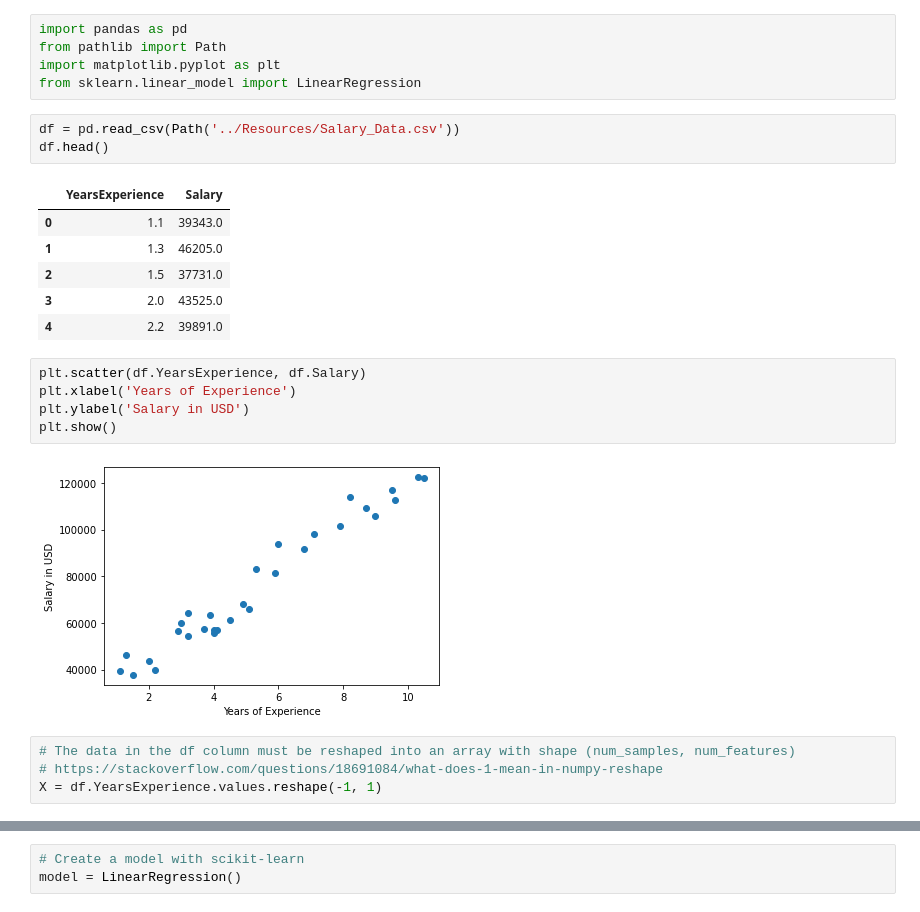
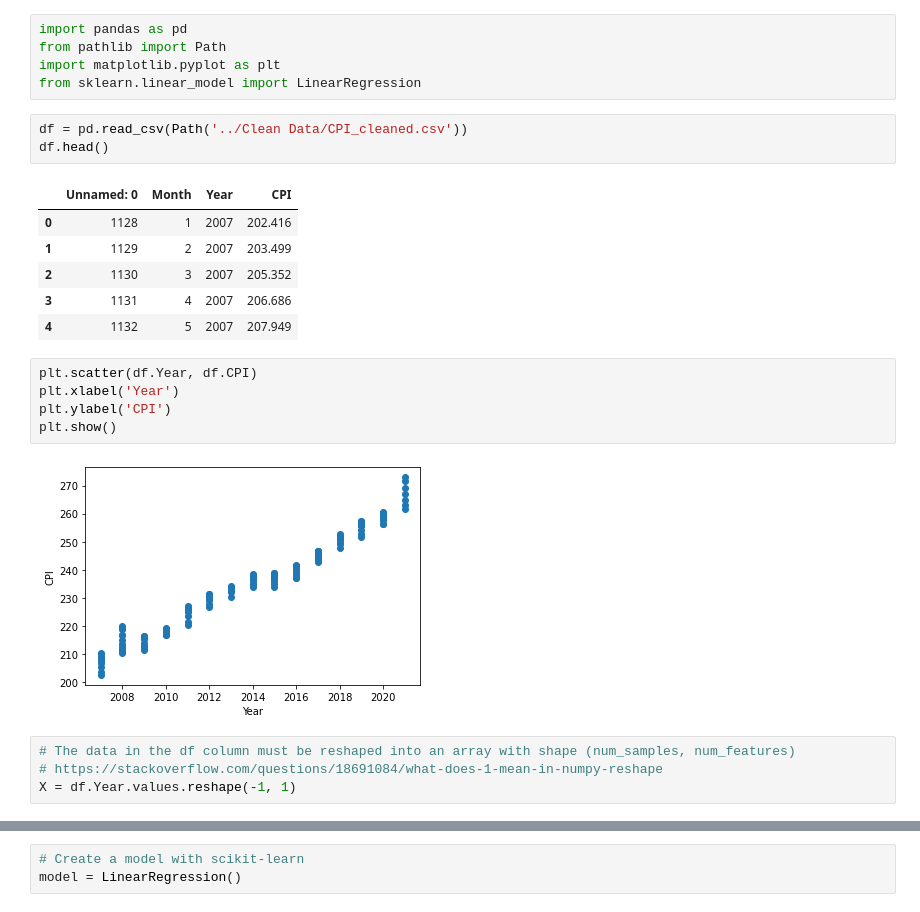
Before and after one commit to AJMnd/Data_Science_Salary, a Jupyter notebook: Notebooks/machine_learning.ipynb, the cells around one changed output, grey strips where cells are left out. Cells and saved outputs as stored; diff of their text form.

```diff
--- a/Notebooks/machine_learning.ipynb
+++ b/Notebooks/machine_learning.ipynb
@@ -4,26 +4,26 @@ from pathlib import Path
 import matplotlib.pyplot as plt
 from sklearn.linear_model import LinearRegression
 # %%
-df = pd.read_csv(Path('../Resources/Salary_Data.csv'))
+df = pd.read_csv(Path('../Clean Data/CPI_cleaned.csv'))
 df.head()
 # %% [output]
-|  | YearsExperience | Salary |
-| 0 | 1.1 | 39343.0 |
-| 1 | 1.3 | 46205.0 |
-| 2 | 1.5 | 37731.0 |
-| 3 | 2.0 | 43525.0 |
-| 4 | 2.2 | 39891.0 |
+|  | Unnamed: 0 | Month | Year | CPI |
+| 0 | 1128 | 1 | 2007 | 202.416 |
+| 1 | 1129 | 2 | 2007 | 203.499 |
+| 2 | 1130 | 3 | 2007 | 205.352 |
+| 3 | 1131 | 4 | 2007 | 206.686 |
+| 4 | 1132 | 5 | 2007 | 207.949 |
 # %%
-plt.scatter(df.YearsExperience, df.Salary)
-plt.xlabel('Years of Experience')
-plt.ylabel('Salary in USD')
+plt.scatter(df.Year, df.CPI)
+plt.xlabel('Year')
+plt.ylabel('CPI')
 plt.show()
 # %% [output]
-[figure, old version]
+[figure, new version]
 # %%
 # The data in the df column must be reshaped into an array with shape (num_samples, num_features)
 # https://stackoverflow.com/questions/18691084/what-does-1-mean-in-numpy-reshape
-X = df.YearsExperience.values.reshape(-1, 1)
+X = df.Year.values.reshape(-1, 1)
 # %%
 X[:5]
 # %% [output]
```
Also changed, not shown: parts of 7 cells of this notebook.
